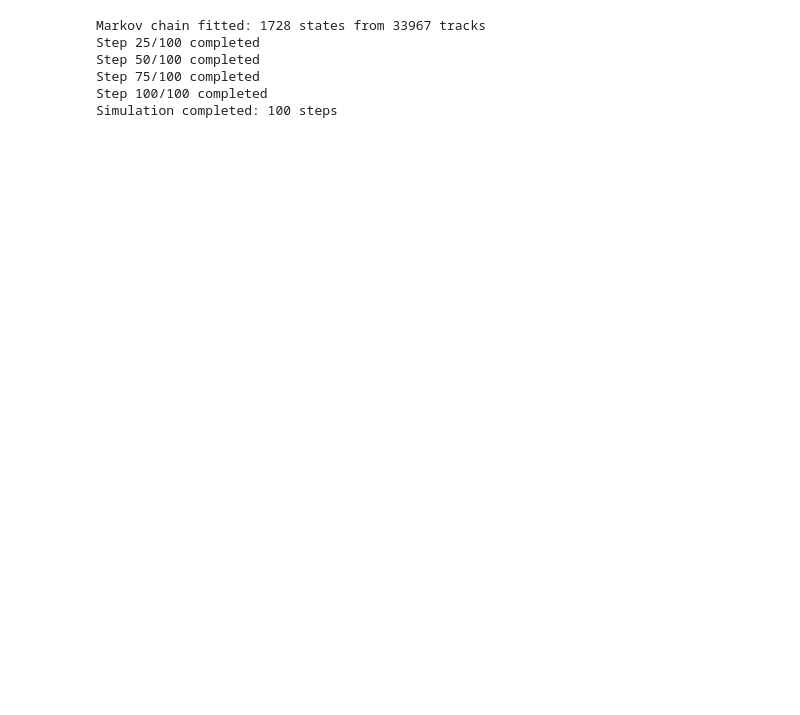
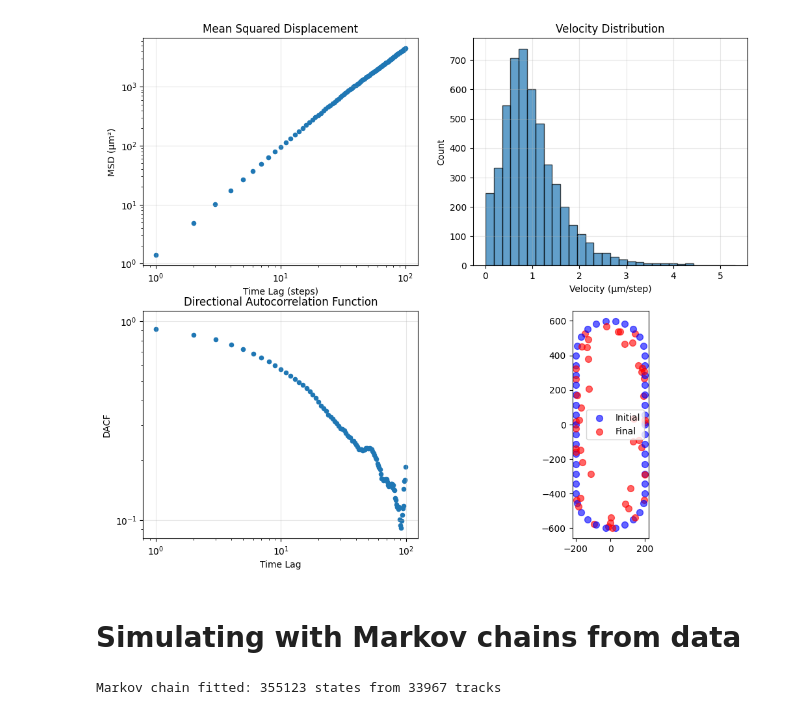
Before and after one commit to puginarug/MCmigrate, a Jupyter notebook: running_sim_in_nb.ipynb, the cells around one changed output. Saved outputs shown, nothing was run; the diff lists cells and outputs as text; code cells hidden in the pictures; blank space fills up the shorter version.

```diff
--- a/running_sim_in_nb.ipynb
+++ b/running_sim_in_nb.ipynb
@@ -34,9 +51,15 @@ Simulation completed: 100 steps
 (<Figure size 600x1000 with 1 Axes>,
  <Axes: title={'center': 'Cell Migration Trajectories (L=800, R=200)'}, xlabel='X (μm)', ylabel='Y (μm)'>)
+# %%
+plot_cell_statistics(sim)
+# %% [output]
+[figure, added]
+# %% [markdown]
+# Simulating with Markov chains from data
 # %%
 from markov import MarkovChain
 from simulation import Simulation
-import pandas as pd
+from scipy.stats import lognorm
 
 # Load data
 data = pd.read_csv(r'D:\David\endoderm_migration\raw_data\220125_2DFACS_FOXA2positive_lateday2\tracks_df_220125_2DFACS_FOXA2positive_lateday2.csv')
@@ -51,22 +74,19 @@ data['v_y'] = data['dy'] / data['dt']
 data['velocity'] = np.sqrt(data['dx']**2 + data['dy']**2)/data['dt']
 data['velocity'] = data['velocity'].replace([np.inf, -np.inf], np.nan)
 
-
+# Fit a log-normal distribution to the velocity data
+velocity_data = data['velocity'].dropna().values
+velocity_data = velocity_data[velocity_data > 0]
+shape, loc, scale = lognorm.fit(velocity_data, floc=0)
 
 tracks = [group[['x', 'y']].values
           for _, group in data.groupby('track_id')]
 
 # Fit Markov chain
+B = 24  # Number of angle bins
+n = 10  # Number of previous angles to consider
+
 mc = MarkovChain()
-mc.fit(tracks, B=12, n=3)
-
-# Run simulation with fitted model
-sim = Simulation(markov_chain=mc, initial_distribution='perimeter', stadium_L=80, stadium_R=20, source_length=40, chemotaxis_strength=-0.3, repulsion_strength=0.2, interaction_radius=2.0)
-sim.run(n_steps=100)
+mc.fit(tracks, B=B, n=n)
 # %% [output]
-Markov chain fitted: 1728 states from 33967 tracks
-Step 25/100 completed
-Step 50/100 completed
-Step 75/100 completed
-Step 100/100 completed
-Simulation completed: 100 steps
+Markov chain fitted: 355123 states from 33967 tracks
```
Also changed, not shown: parts of 15 cells of this notebook, 8 other files.
